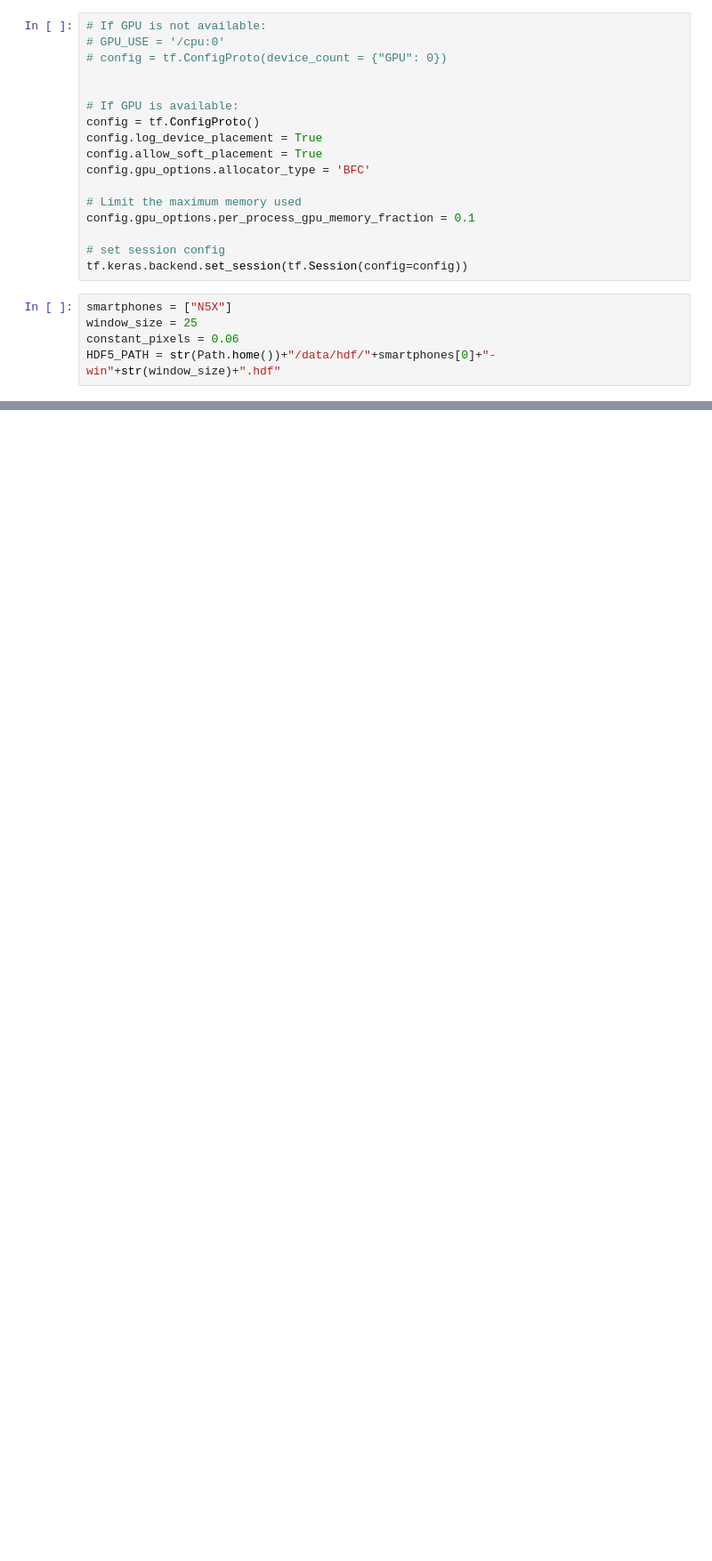
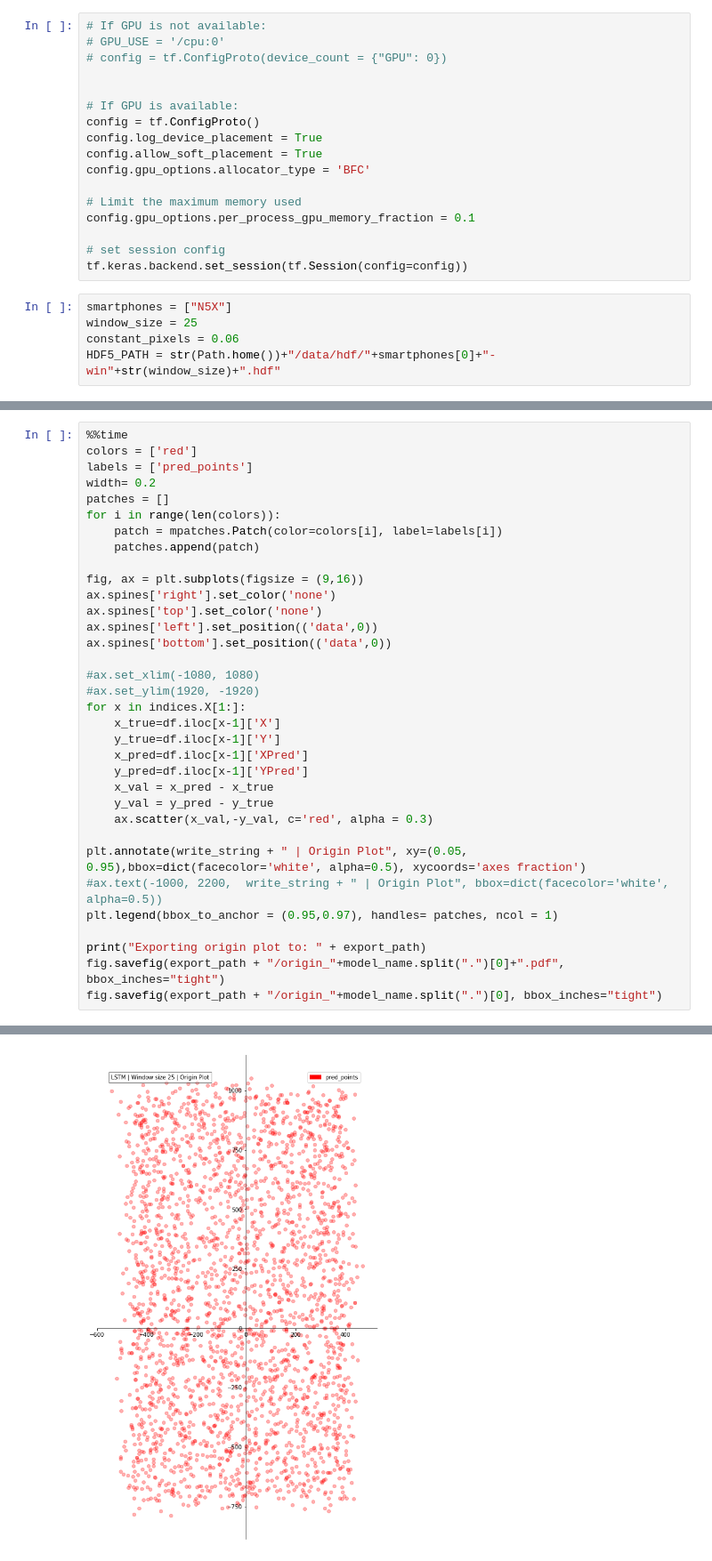
Before and after one commit to Stunkymonkey/fapra-imu, a Jupyter notebook: keras/04_model-predict.ipynb, the cells around one changed output, grey strips where cells are left out. Shown at 89% size. Cells and saved outputs as stored; diff of their text form; blank space fills up the shorter version.

```diff
--- a/keras/04_model-predict.ipynb
+++ b/keras/04_model-predict.ipynb
@@ -151,0 +177,35 @@ indices = df.ne(df.shift()).apply(lambda x: x.index[x].tolist())
+# %%
+%%time
+colors = ['red']
+labels = ['pred_points']
+width= 0.2
+patches = []
+for i in range(len(colors)):
+    patch = mpatches.Patch(color=colors[i], label=labels[i])
+    patches.append(patch)
+
+fig, ax = plt.subplots(figsize = (9,16))
+ax.spines['right'].set_color('none')
+ax.spines['top'].set_color('none')
+ax.spines['left'].set_position(('data',0))
+ax.spines['bottom'].set_position(('data',0))
+
+#ax.set_xlim(-1080, 1080)
+#ax.set_ylim(1920, -1920)
+for x in indices.X[1:]:
+    x_true=df.iloc[x-1]['X']
+    y_true=df.iloc[x-1]['Y']
+    x_pred=df.iloc[x-1]['XPred']
+    y_pred=df.iloc[x-1]['YPred']
+    x_val = x_pred - x_true
+    y_val = y_pred - y_true
+    ax.scatter(x_val,-y_val, c='red', alpha = 0.3)
+
+plt.annotate(write_string + " | Origin Plot", xy=(0.05, 0.95),bbox=dict(facecolor='white', alpha=0.5), xycoords='axes fraction')
+#ax.text(-1000, 2200,  write_string + " | Origin Plot", bbox=dict(facecolor='white', alpha=0.5))
+plt.legend(bbox_to_anchor = (0.95,0.97), handles= patches, ncol = 1)
+
+print("Exporting origin plot to: " + export_path)
+fig.savefig(export_path + "/origin_"+model_name.split(".")[0]+".pdf", bbox_inches="tight")
+fig.savefig(export_path + "/origin_"+model_name.split(".")[0], bbox_inches="tight")
+# %% [output]
@@ -152 +215,2 @@ indices = df.ne(df.shift()).apply(lambda x: x.index[x].tolist())
+[figure, added]
 # %%
```
Also changed, not shown: parts of 17 cells of this notebook.
